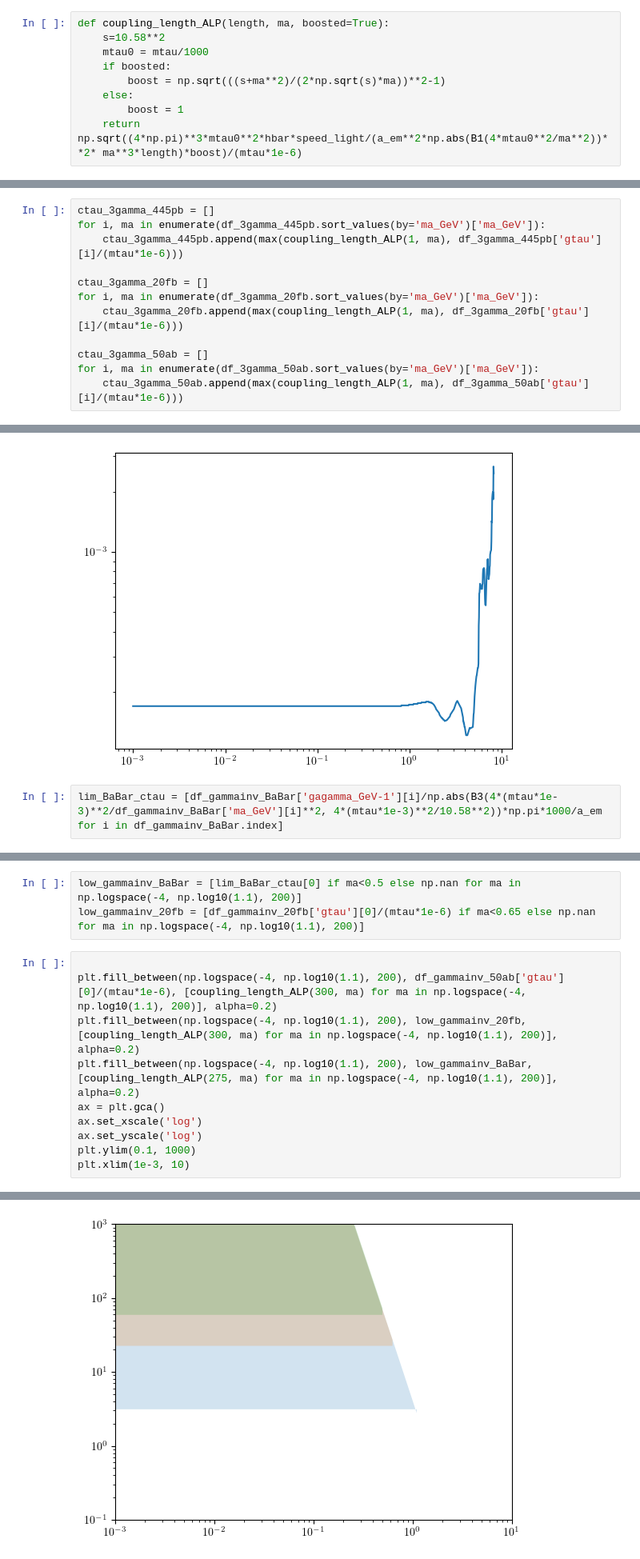
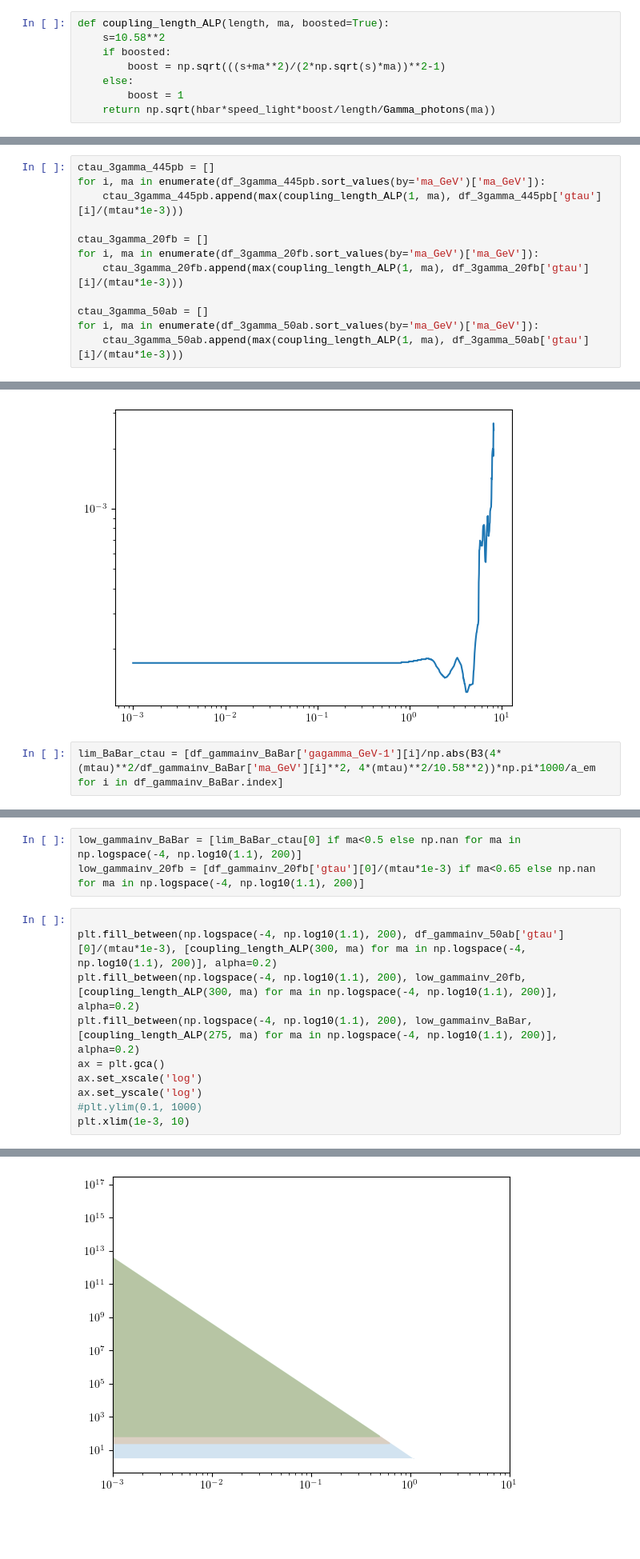
Before and after one commit to Jorge-Alda/tauALPs, a Jupyter notebook: ALP/BelleII/belleII.ipynb, the cells around one changed output, grey strips where cells are left out. Shown at 80% size. Drawn from its saved outputs; the diff is of its cells as text; blank space fills up the shorter version.

Commit message:
Corrected decay lengths

```diff
--- a/ALP/BelleII/belleII.ipynb
+++ b/ALP/BelleII/belleII.ipynb
@@ -27,12 +27,11 @@ def Gamma_photons(ma):
 # %%
 def coupling_length_ALP(length, ma, boosted=True):
     s=10.58**2
-    mtau0 = mtau/1000
     if boosted:
         boost = np.sqrt(((s+ma**2)/(2*np.sqrt(s)*ma))**2-1)
     else:
         boost = 1
-    return np.sqrt((4*np.pi)**3*mtau0**2*hbar*speed_light/(a_em**2*np.abs(B1(4*mtau0**2/ma**2))**2* ma**3*length)*boost)/(mtau*1e-6)
+    return np.sqrt(hbar*speed_light*boost/length/Gamma_photons(ma))
 # %%
 boost = lambda ma: np.sqrt(((10.58**2+ma**2)/(2*10.58*ma))**2-1)
 propertau = lambda ma: np.sqrt((4*np.pi)**3*mtau**2*hbar*speed_light/(a_em**2*np.abs(B1(4*mtau**2/ma**2))**2* ma**3)*boost(ma))
@@ -133,12 +132,12 @@ plt.ylim(1e-1, 1e5)
 # %%
 ctau_3gamma_445pb = []
 for i, ma in enumerate(df_3gamma_445pb.sort_values(by='ma_GeV')['ma_GeV']):
-    ctau_3gamma_445pb.append(max(coupling_length_ALP(1, ma), df_3gamma_445pb['gtau'][i]/(mtau*1e-6)))
+    ctau_3gamma_445pb.append(max(coupling_length_ALP(1, ma), df_3gamma_445pb['gtau'][i]/(mtau*1e-3)))
 
 ctau_3gamma_20fb = []
 for i, ma in enumerate(df_3gamma_20fb.sort_values(by='ma_GeV')['ma_GeV']):
-    ctau_3gamma_20fb.append(max(coupling_length_ALP(1, ma), df_3gamma_20fb['gtau'][i]/(mtau*1e-6)))
+    ctau_3gamma_20fb.append(max(coupling_length_ALP(1, ma), df_3gamma_20fb['gtau'][i]/(mtau*1e-3)))
 
 ctau_3gamma_50ab = []
 for i, ma in enumerate(df_3gamma_50ab.sort_values(by='ma_GeV')['ma_GeV']):
-    ctau_3gamma_50ab.append(max(coupling_length_ALP(1, ma), df_3gamma_50ab['gtau'][i]/(mtau*1e-6)))
+    ctau_3gamma_50ab.append(max(coupling_length_ALP(1, ma), df_3gamma_50ab['gtau'][i]/(mtau*1e-3)))
@@ -175,7 +181,7 @@ plt.loglog(df_gammainv_BaBar['ma_GeV'], df_gammainv_BaBar['gagamma_GeV-1'])
 [<matplotlib.lines.Line2D at 0x...>]
 [figure]
 # %%
-lim_BaBar_ctau = [df_gammainv_BaBar['gagamma_GeV-1'][i]/np.abs(B3(4*(mtau*1e-3)**2/df_gammainv_BaBar['ma_GeV'][i]**2, 4*(mtau*1e-3)**2/10.58**2))*np.pi*1000/a_em for i in df_gammainv_BaBar.index]
+lim_BaBar_ctau = [df_gammainv_BaBar['gagamma_GeV-1'][i]/np.abs(B3(4*(mtau)**2/df_gammainv_BaBar['ma_GeV'][i]**2, 4*(mtau)**2/10.58**2))*np.pi*1000/a_em for i in df_gammainv_BaBar.index]
 # %%
 plt.loglog(df_gammainv_BaBar['ma_GeV'], lim_BaBar_ctau)
 plt.loglog(np.logspace(-4, 1, 200), [coupling_length_ALP(275, ma) for ma in np.logspace(-4, 1, 200)])
@@ -203,20 +209,20 @@ plt.ylim(1e-1, 1e5)
 [figure]
 # %%
 low_gammainv_BaBar = [lim_BaBar_ctau[0] if ma<0.5 else np.nan for ma in np.logspace(-4, np.log10(1.1), 200)]
-low_gammainv_20fb = [df_gammainv_20fb['gtau'][0]/(mtau*1e-6) if ma<0.65 else np.nan for ma in np.logspace(-4, np.log10(1.1), 200)]
+low_gammainv_20fb = [df_gammainv_20fb['gtau'][0]/(mtau*1e-3) if ma<0.65 else np.nan for ma in np.logspace(-4, np.log10(1.1), 200)]
 # %%
 
-plt.fill_between(np.logspace(-4, np.log10(1.1), 200), df_gammainv_50ab['gtau'][0]/(mtau*1e-6), [coupling_length_ALP(300, ma) for ma in np.logspace(-4, np.log10(1.1), 200)], alpha=0.2)
+plt.fill_between(np.logspace(-4, np.log10(1.1), 200), df_gammainv_50ab['gtau'][0]/(mtau*1e-3), [coupling_length_ALP(300, ma) for ma in np.logspace(-4, np.log10(1.1), 200)], alpha=0.2)
 plt.fill_between(np.logspace(-4, np.log10(1.1), 200), low_gammainv_20fb, [coupling_length_ALP(300, ma) for ma in np.logspace(-4, np.log10(1.1), 200)], alpha=0.2)
 plt.fill_between(np.logspace(-4, np.log10(1.1), 200), low_gammainv_BaBar, [coupling_length_ALP(275, ma) for ma in np.logspace(-4, np.log10(1.1), 200)], alpha=0.2)
 ax = plt.gca()
 ax.set_xscale('log')
 ax.set_yscale('log')
-plt.ylim(0.1, 1000)
+#plt.ylim(0.1, 1000)
 plt.xlim(1e-3, 10)
 # %% [output]
 (0.001, 10)
-[figure, old version]
+[figure, new version]
 # %%
 pd.DataFrame({
     'ma_GeV': np.logspace(-4, np.log10(1.1), 200),
```
Also changed, not shown: parts of 16 cells of this notebook, 36 other files.
